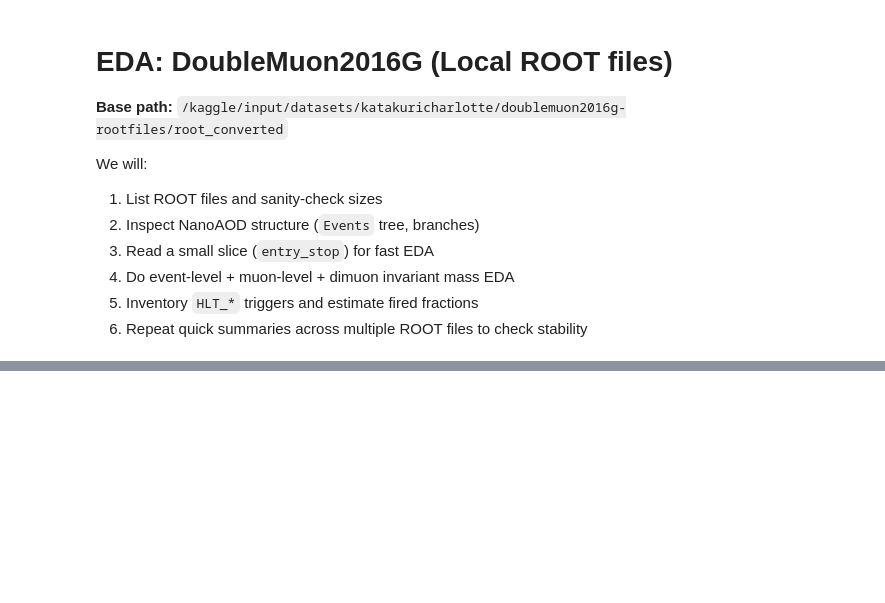
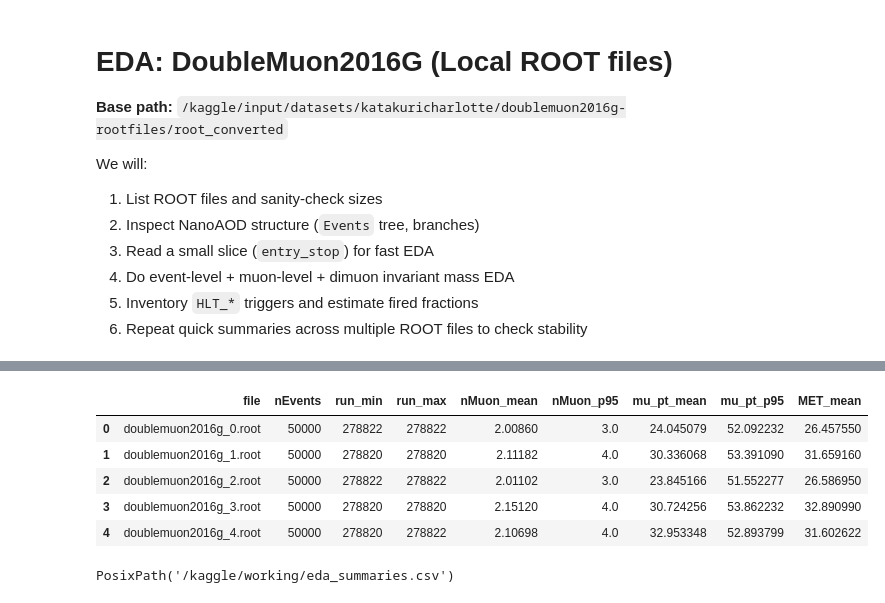
Before and after one commit to prajwal816/CMS-Collision-Detection, a Jupyter notebook: EDA-DoubleMuon.ipynb, the cells around one changed output, grey strips where cells are left out. Saved outputs shown, nothing was run; the diff lists cells and outputs as text; code cells hidden in the pictures; blank space fills up the shorter version.

```diff
--- a/EDA-DoubleMuon.ipynb
+++ b/EDA-DoubleMuon.ipynb
@@ -485,0 +385,17 @@ out_parquet, df_flat.head()
+# %%
+# Cell 16 — Read a subset of HLT paths (muon-related) and compute fired fraction
+hlt_mu = [b for b in hlt_branches if "Mu" in b][:80]  # cap for speed
+
+wanted_hlt = [b for b in (wanted + hlt_mu) if b in branch_names]
+arr_hlt = events.arrays(wanted_hlt, entry_stop=ENTRY_STOP, library="ak")
+
+hlt_rate = []
+for b in hlt_mu:
+    if b in arr_hlt.fields:
+        hlt_rate.append((b, float(ak.mean(arr_hlt[b]))))
+
+hlt_rate_df = pd.DataFrame(hlt_rate, columns=["HLT_path", "fired_fraction_in_slice"]).sort_values(
+    "fired_fraction_in_slice", ascending=False
+)
+
+hlt_rate_df.head(30)
@@ -485,0 +425,49 @@ out_parquet, df_flat.head()
+# %%
+# Cell 17 — Multi-file summarizer (fast)
+def summarize_one(path, entry_stop=80_000):
+    f = uproot.open(str(path))
+    t = f["Events"]
+    keys = t.keys()
+
+    branches = [b for b in ["run","luminosityBlock","PV_npvs","MET_pt","Muon_pt","Muon_eta","Muon_phi","Muon_charge","Muon_mediumId","Muon_tightId"] if b in keys]
+    a = t.arrays(branches, entry_stop=entry_stop, library="ak")
+
+    nMuon = ak.num(a["Muon_pt"])
+    mu_pt = ak.flatten(a["Muon_pt"])
+
+    out = {
+        "file": path.name,
+        "nEvents": len(a["Muon_pt"]),
+        "run_min": int(ak.min(a["run"])) if "run" in a.fields else None,
+        "run_max": int(ak.max(a["run"])) if "run" in a.fields else None,
+        "nMuon_mean": float(ak.mean(nMuon)),
+        "nMuon_p95": float(np.quantile(ak.to_numpy(nMuon), 0.95)),
+        "mu_pt_mean": float(ak.mean(mu_pt)),
+        "mu_pt_p95": float(np.quantile(ak.to_numpy(mu_pt), 0.95)),
+        "MET_mean": float(ak.mean(a["MET_pt"])) if "MET_pt" in a.fields else np.nan,
+    }
+    return out
+
+N_FILES_CHECK = min(5, len(root_files))
+files_check = root_files[:N_FILES_CHECK]
+
+summaries = []
+for p in tqdm(files_check, desc="Summarizing"):
+    summaries.append(summarize_one(p, entry_stop=50_000))
+
+sum_df = pd.DataFrame(summaries)
+sum_df
+# %% [output]
+|  | file | nEvents | run_min | run_max | nMuon_mean | nMuon_p95 | mu_pt_mean | mu_pt_p95 | MET_mean |
+| 0 | doublemuon2016g_0.root | 50000 | 278822 | 278822 | 2.00860 | 3.0 | 24.045079 | 52.092232 | 26.457550 |
+| 1 | doublemuon2016g_1.root | 50000 | 278820 | 278820 | 2.11182 | 4.0 | 30.336068 | 53.391090 | 31.659160 |
+| 2 | doublemuon2016g_2.root | 50000 | 278822 | 278822 | 2.01102 | 3.0 | 23.845166 | 51.552277 | 26.586950 |
+| 3 | doublemuon2016g_3.root | 50000 | 278820 | 278820 | 2.15120 | 4.0 | 30.724256 | 53.862232 | 32.890990 |
+| 4 | doublemuon2016g_4.root | 50000 | 278820 | 278822 | 2.10698 | 4.0 | 32.953348 | 52.893799 | 31.602622 |
+# %%
+# Cell 18 — Save EDA summary for the report
+out_csv = Path("/kaggle/working/eda_summaries.csv")
+sum_df.to_csv(out_csv, index=False)
+out_csv
+# %% [output]
+PosixPath('/kaggle/working/eda_summaries.csv')
```
Also changed, not shown: parts of 55 cells of this notebook.
